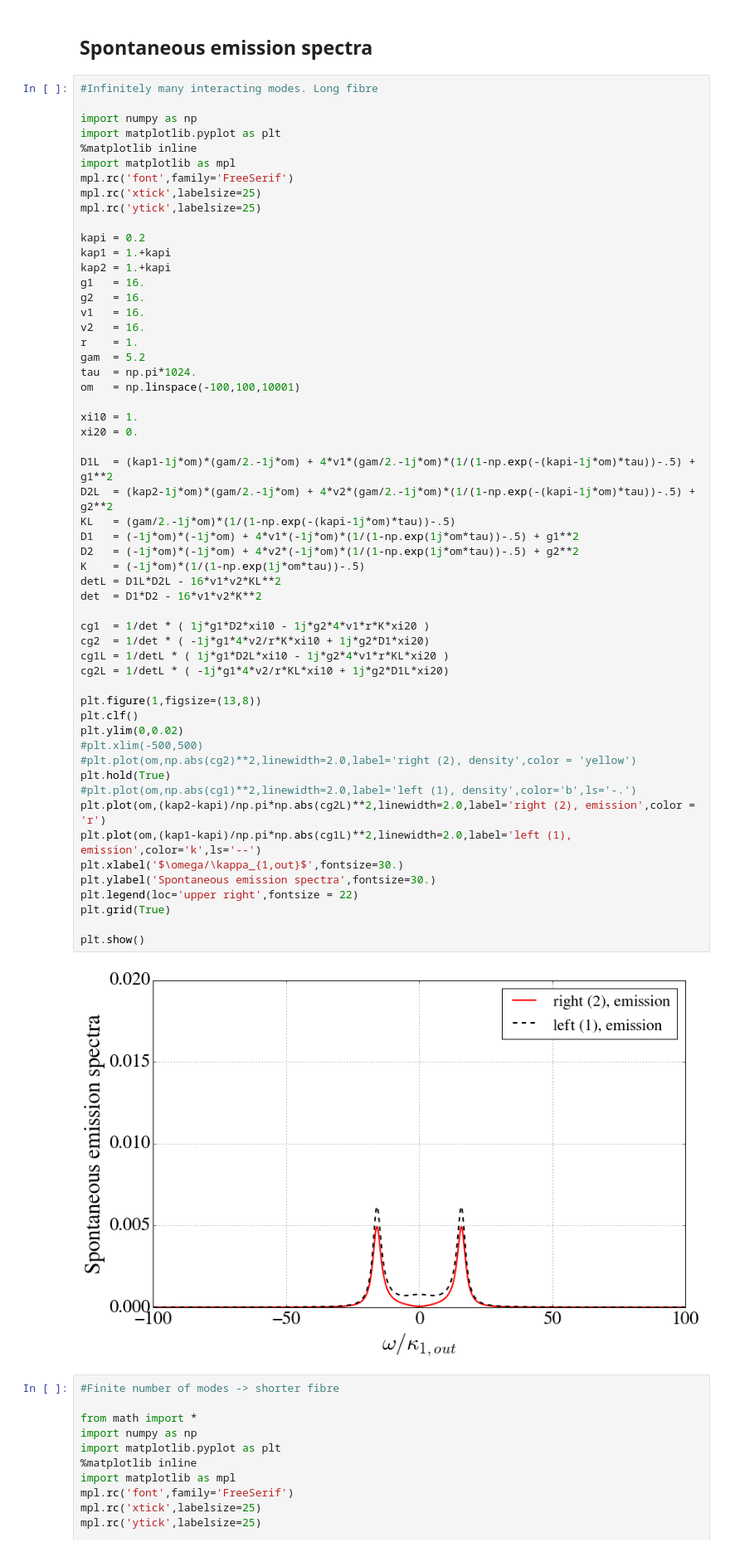
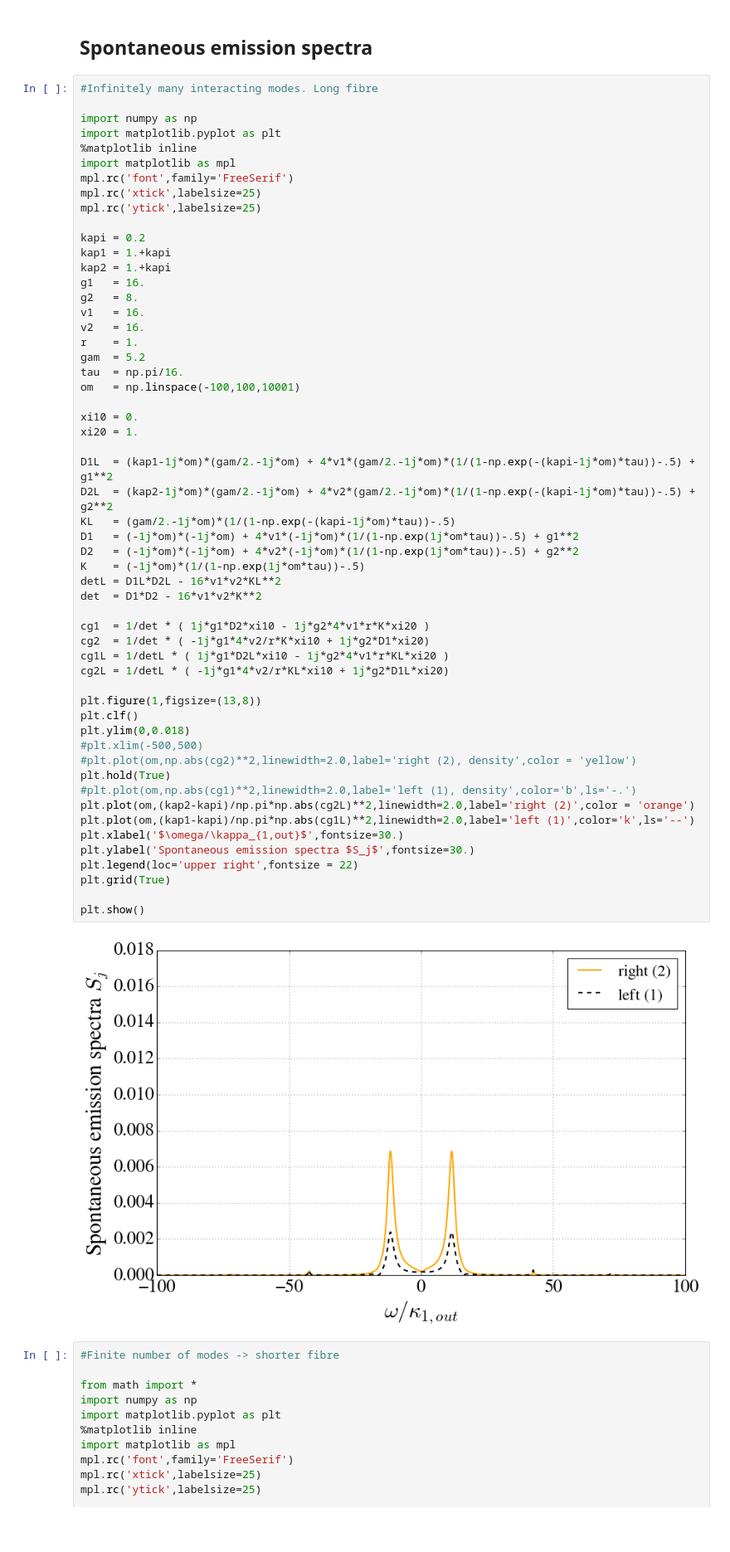
Before and after one commit to nemetniki/with-Andreas, a Jupyter notebook: CCQED.ipynb, the cells around one changed output. Shown at 83% size. Cells and saved outputs as stored; diff of their text form; blank space fills up the shorter version.

```diff
--- a/CCQED.ipynb
+++ b/CCQED.ipynb
@@ -379,48 +379,48 @@ kapi = 0.2
 kap1 = 1.+kapi
 kap2 = 1.+kapi
 g1   = 16.
-g2   = 16.
+g2   = 8.
 v1   = 16.
 v2   = 16.
 r    = 1.
 gam  = 5.2
-tau  = np.pi*1024.
+tau  = np.pi/16.
 om   = np.linspace(-100,100,10001)
 
-xi10 = 1.
-xi20 = 0.
+xi10 = 0.
+xi20 = 1.
 
 D1L  = (kap1-1j*om)*(gam/2.-1j*om) + 4*v1*(gam/2.-1j*om)*(1/(1-np.exp(-(kapi-1j*om)*tau))-.5) + g1**2
 D2L  = (kap2-1j*om)*(gam/2.-1j*om) + 4*v2*(gam/2.-1j*om)*(1/(1-np.exp(-(kapi-1j*om)*tau))-.5) + g2**2
 KL   = (gam/2.-1j*om)*(1/(1-np.exp(-(kapi-1j*om)*tau))-.5)
 D1   = (-1j*om)*(-1j*om) + 4*v1*(-1j*om)*(1/(1-np.exp(1j*om*tau))-.5) + g1**2
 D2   = (-1j*om)*(-1j*om) + 4*v2*(-1j*om)*(1/(1-np.exp(1j*om*tau))-.5) + g2**2
 K    = (-1j*om)*(1/(1-np.exp(1j*om*tau))-.5)
 detL = D1L*D2L - 16*v1*v2*KL**2
 det  = D1*D2 - 16*v1*v2*K**2
 
 cg1  = 1/det * ( 1j*g1*D2*xi10 - 1j*g2*4*v1*r*K*xi20 )
 cg2  = 1/det * ( -1j*g1*4*v2/r*K*xi10 + 1j*g2*D1*xi20)
 cg1L = 1/detL * ( 1j*g1*D2L*xi10 - 1j*g2*4*v1*r*KL*xi20 )
 cg2L = 1/detL * ( -1j*g1*4*v2/r*KL*xi10 + 1j*g2*D1L*xi20)
 
 plt.figure(1,figsize=(13,8))
 plt.clf()
-plt.ylim(0,0.02)
+plt.ylim(0,0.018)
 #plt.xlim(-500,500)
 #plt.plot(om,np.abs(cg2)**2,linewidth=2.0,label='right (2), density',color = 'yellow')
 plt.hold(True)
 #plt.plot(om,np.abs(cg1)**2,linewidth=2.0,label='left (1), density',color='b',ls='-.')
-plt.plot(om,(kap2-kapi)/np.pi*np.abs(cg2L)**2,linewidth=2.0,label='right (2), emission',color = 'r')
-plt.plot(om,(kap1-kapi)/np.pi*np.abs(cg1L)**2,linewidth=2.0,label='left (1), emission',color='k',ls='--')
+plt.plot(om,(kap2-kapi)/np.pi*np.abs(cg2L)**2,linewidth=2.0,label='right (2)',color = 'orange')
+plt.plot(om,(kap1-kapi)/np.pi*np.abs(cg1L)**2,linewidth=2.0,label='left (1)',color='k',ls='--')
 plt.xlabel('$\omega/\kappa_{1,out}$',fontsize=30.)
-plt.ylabel('Spontaneous emission spectra',fontsize=30.)
+plt.ylabel('Spontaneous emission spectra $S_j$',fontsize=30.)
 plt.legend(loc='upper right',fontsize = 22)
 plt.grid(True)
 
 plt.show()
 # %% [output]
-[figure, old version]
+[figure, new version]
 # %%
 #Finite number of modes -> shorter fibre
 
```
Also changed, not shown: parts of 1 cell of this notebook.
